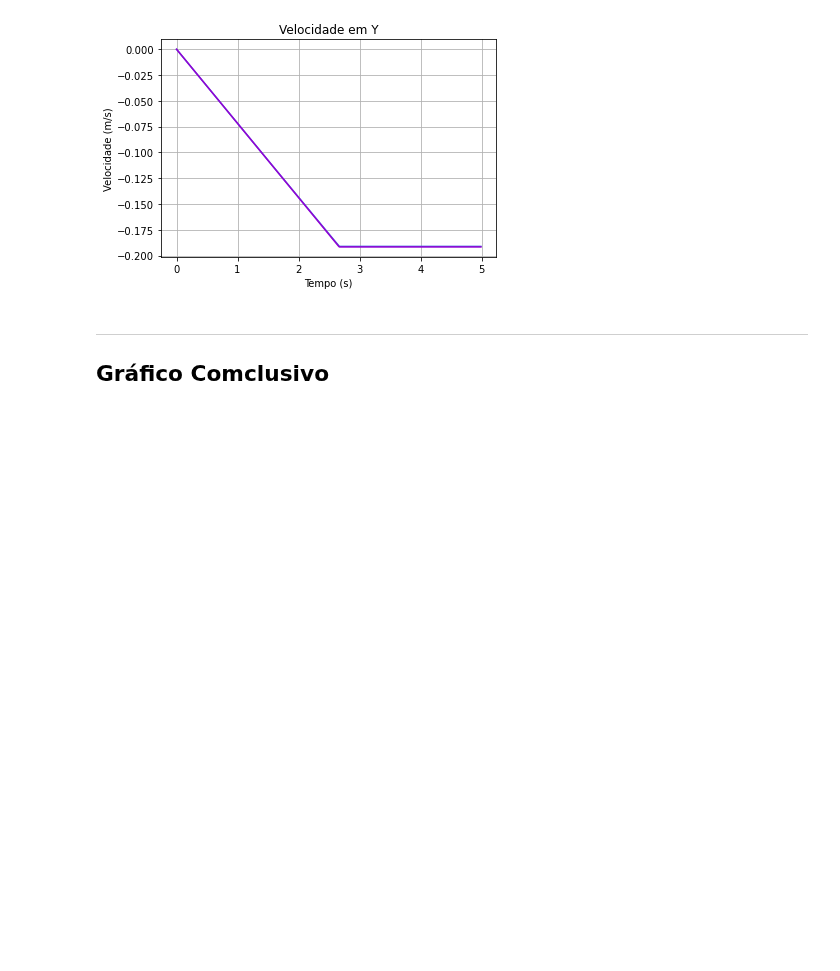
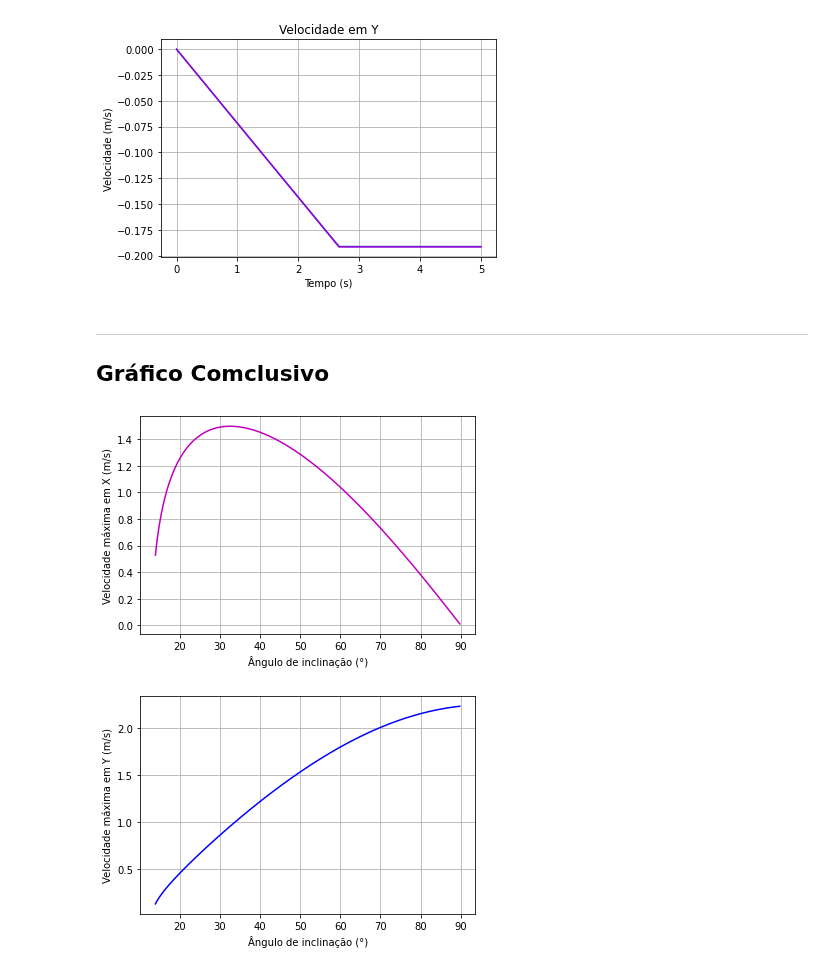
Before and after one commit to pedroivoal/Modsim-P3, a Jupyter notebook: Implementação/modelo.ipynb, the cells around one changed output. Drawn from its saved outputs; the diff is of its cells as text; code cells hidden in the pictures; blank space fills up the shorter version.

```diff
--- a/Implementação/modelo.ipynb
+++ b/Implementação/modelo.ipynb
@@ -281,3 +275,53 @@ plt.show()
 # %% [markdown]
 ----
 ## Gráfico Comclusivo
+# %%
+L_ang_ini = np.arange(14, 90, 0.25)
+L_vxmax = []
+L_vymax = []
+
+for ang in L_ang_ini:
+    rc = odeint(modelo1, x0, L_t, args=(ang,))
+
+    L_vxc = rc[:,2]
+    L_vyc = rc[:,3]
+
+    vxmax = max(L_vxc)
+    vymax = -min(L_vyc)
+
+    L_vxmax.append(vxmax)
+    L_vymax.append(vymax)
+
+# Velocidade em X
+plt.plot(L_ang_ini, L_vxmax, 'm')
+plt.title('')
+plt.xlabel('Ângulo de inclinação (°)')
+plt.ylabel('Velocidade máxima em X (m/s)')
+plt.grid(True)
+plt.show()
+
+plt.plot(L_ang_ini, L_vymax, 'b')
+plt.title('')
+plt.xlabel('Ângulo de inclinação (°)')
+plt.ylabel('Velocidade máxima em Y (m/s)')
+plt.grid(True)
+plt.show()
+
+# v =[]
+# for ang in L_ang_ini:
+#     rang = radians(ang)
+#     c = cos(rang)
+#     p = (2*c/g)**(1/2)
+#     a = p * g*cos(rang)*sin(rang)
+#     # print(p)
+#     v.append(a)
+
+# plt.plot(L_ang_ini, v, 'b')
+# plt.title('Velocidade em Y')
+# plt.xlabel('Tempo (s)')
+# plt.ylabel('Velocidade (m/s)')
+# plt.grid(True)
+# plt.show()
+# %% [output]
+[figure, added]
+[figure, added]
```
Also changed, not shown: parts of 5 cells of this notebook.
